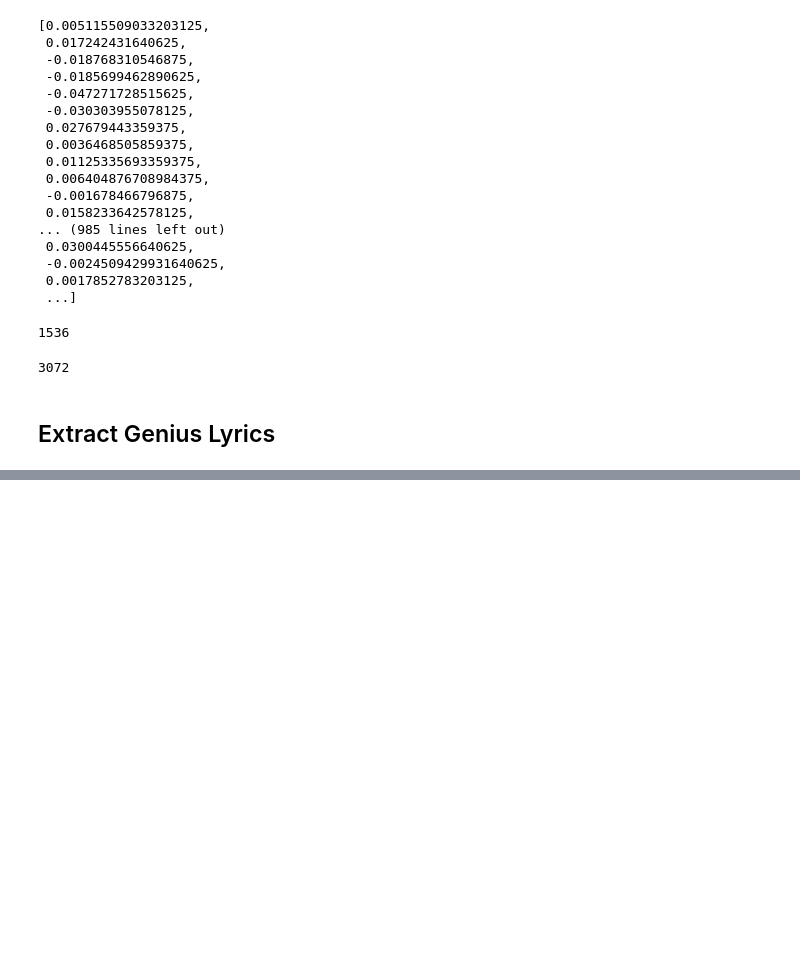
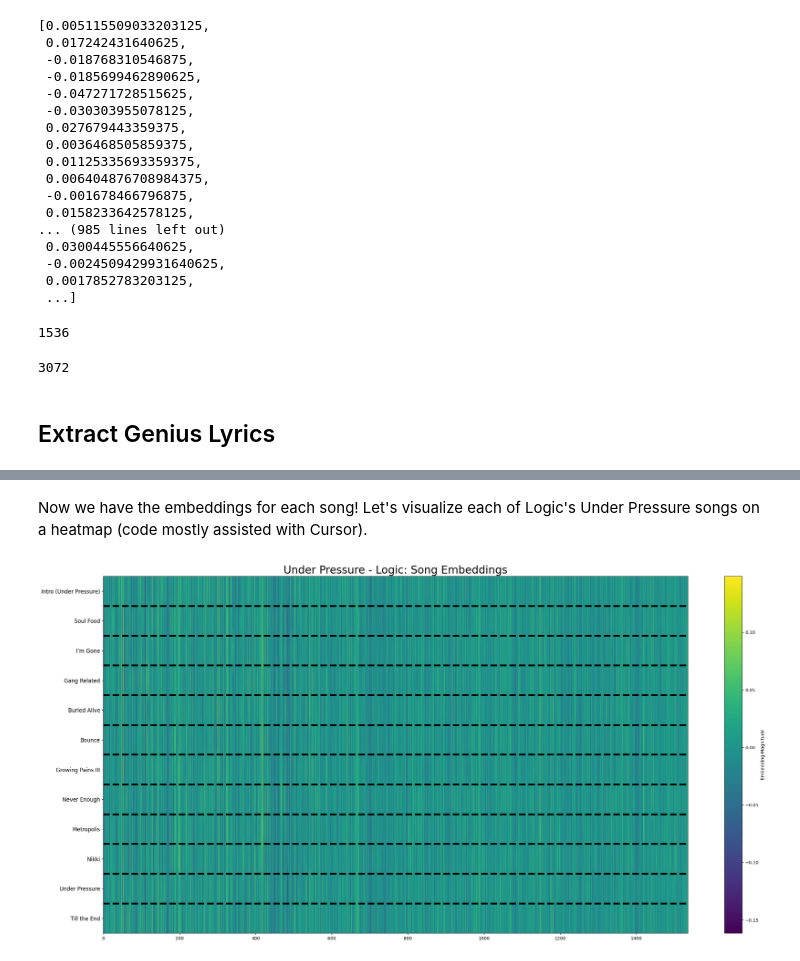
Before and after one commit to romankouz/FantAIno, a Jupyter notebook: scratch/embeddings.ipynb, the cells around one changed output, grey strips where cells are left out. Cells and saved outputs as stored; diff of their text form; code cells hidden in the pictures; blank space fills up the shorter version.

Commit message:
embeddings

```diff
--- a/scratch/embeddings.ipynb
+++ b/scratch/embeddings.ipynb
@@ -44,3 +46,5 @@ len(response_large.data[0].embedding)
 3072
 # %% [markdown]
 ## Extract Genius Lyrics
+# %%
+logic_under_pressure = get_album_lyrics("Logic", "Under Pressure")
@@ -46,0 +77,9 @@ len(response_large.data[0].embedding)
+# %%
+album_embeddings = np.empty((len(logic_under_pressure['tracks']), len(response.data[0].embedding)))
+
+for i, (track, lyrics) in enumerate(logic_under_pressure['tracks'].items()):
+    response_embedding = client.embeddings.create(
+        input=lyrics,
+        model="text-embedding-3-small"
+    )
+    album_embeddings[i] = response_embedding.data[0].embedding
@@ -46,0 +103,18 @@ len(response_large.data[0].embedding)
+# %% [markdown]
+Now we have the embeddings for each song! Let's visualize each of Logic's Under Pressure songs on a heatmap (code mostly assisted with Cursor).
+# %%
+fig, ax = plt.subplots(figsize=(25, 12))
+im = ax.imshow(album_embeddings, aspect='auto')
+ax.set_title("Under Pressure - Logic: Song Embeddings", fontsize=24)
+ax.set_yticks(np.arange(album_embeddings.shape[0]))
+ax.set_yticklabels(list(logic_under_pressure['tracks'].keys()), fontsize=12)
+
+# Insert a horizontal black dashed line as a divider between each song
+for y in range(1, album_embeddings.shape[0]):
+    ax.axhline(y - 0.5, color='black', linestyle='--', linewidth=4)
+
+plt.colorbar(im, label='Embedding Magnitude')
+plt.tight_layout()
+plt.show()
+# %% [output]
+[figure, added]
```
Also changed, not shown: parts of 9 cells of this notebook, 1 other file.
